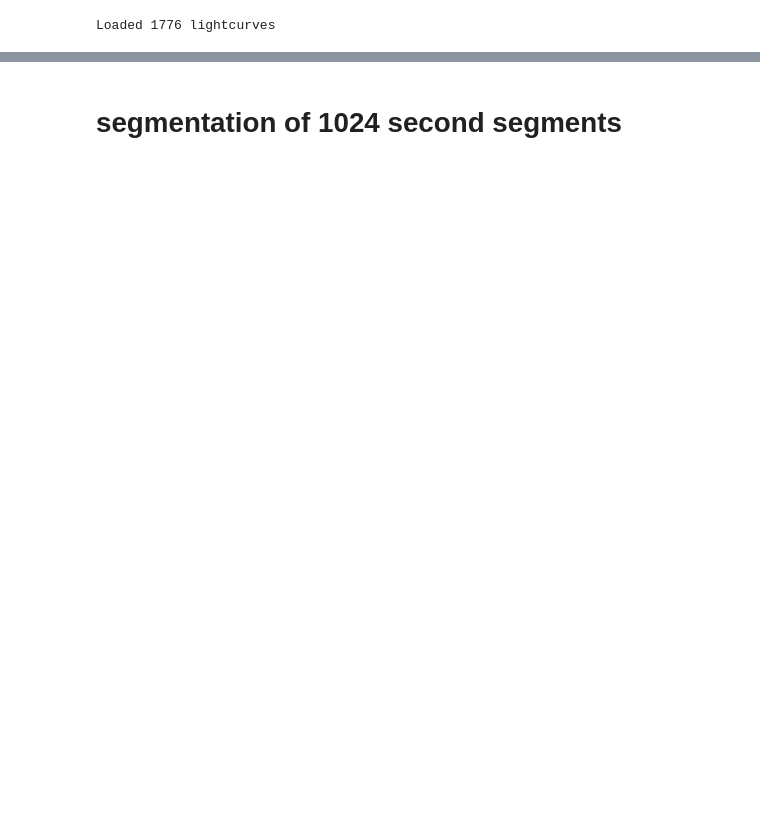
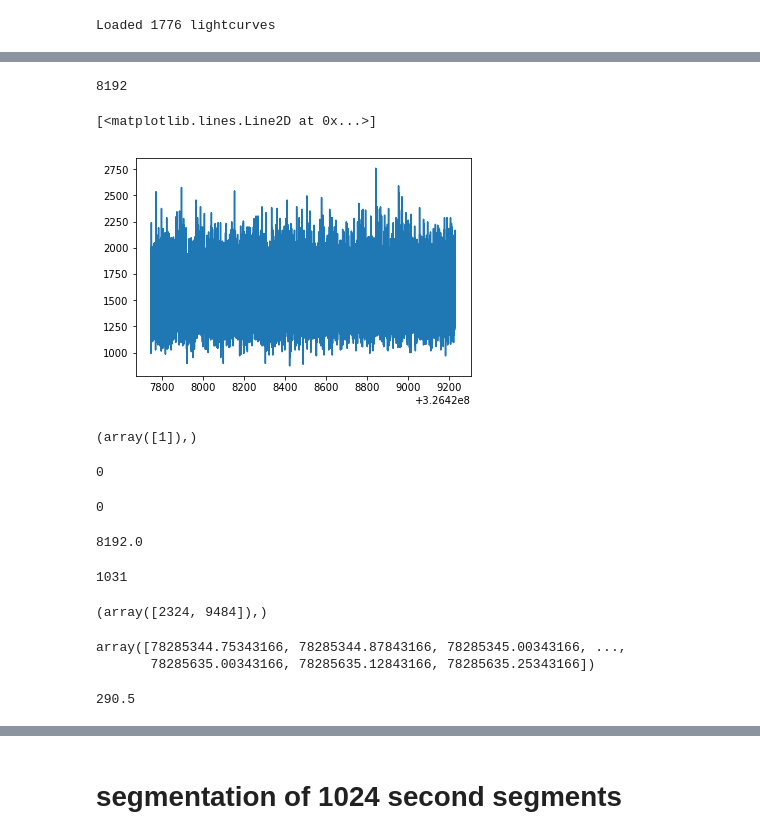
Before and after one commit to jorwatkapola/autoencoders-GRS-1915, a Jupyter notebook: notebooks/Huppenkothen_comparison/data_preprocessing.ipynb, the cells around one changed output, grey strips where cells are left out. Saved outputs shown, nothing was run; the diff lists cells and outputs as text; code cells hidden in the pictures; blank space fills up the shorter version.

```diff
--- a/notebooks/Huppenkothen_comparison/data_preprocessing.ipynb
+++ b/notebooks/Huppenkothen_comparison/data_preprocessing.ipynb
@@ -79,0 +148,45 @@ Prepared 10614 segments.
+# %%
+1024*8
+# %% [output]
+8192
+# %%
+plt.plot(lcs[0][0],lcs[0][1])
+# %% [output]
+[<matplotlib.lines.Line2D at 0x...>]
+[figure, added]
+# %%
+np.where( np.array(range(3)) == 1)
+# %% [output]
+(array([1]),)
+# %%
+for x in range(0,100,100):
+    print(x)
+# %% [output]
+0
+# %%
+int(len(lcs[760][0])-8192.0)
+# %% [output]
+0
+# %%
+print(1024//0.125)
+for start in range(0, int(len(lcs[760][0])-8192.0), 256):
+    print(start)
+# %% [output]
+8192.0
+# %%
+np.where(np.array(lc_ids) == "10408-01-17-03")[0][0]
+# %% [output]
+1031
+# %%
+np.where(np.diff(lcs[1031][0]) > 0.125)
+# %% [output]
+(array([2324, 9484]),)
+# %%
+lcs[1031][0][:2325]
+# %% [output]
+array([78285344.75343166, 78285344.87843166, 78285345.00343166, ...,
+       78285635.00343166, 78285635.12843166, 78285635.25343166])
+# %%
+lcs[1031][0][2324]-lcs[1031][0][0]
+# %% [output]
+290.5
```
Also changed, not shown: parts of 24 cells of this notebook, 1 other file.
